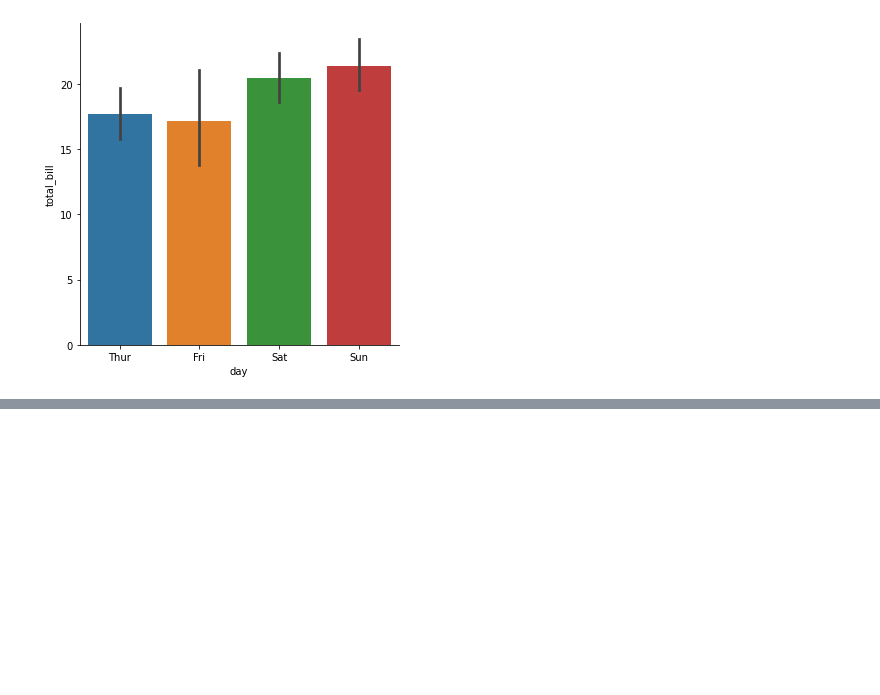
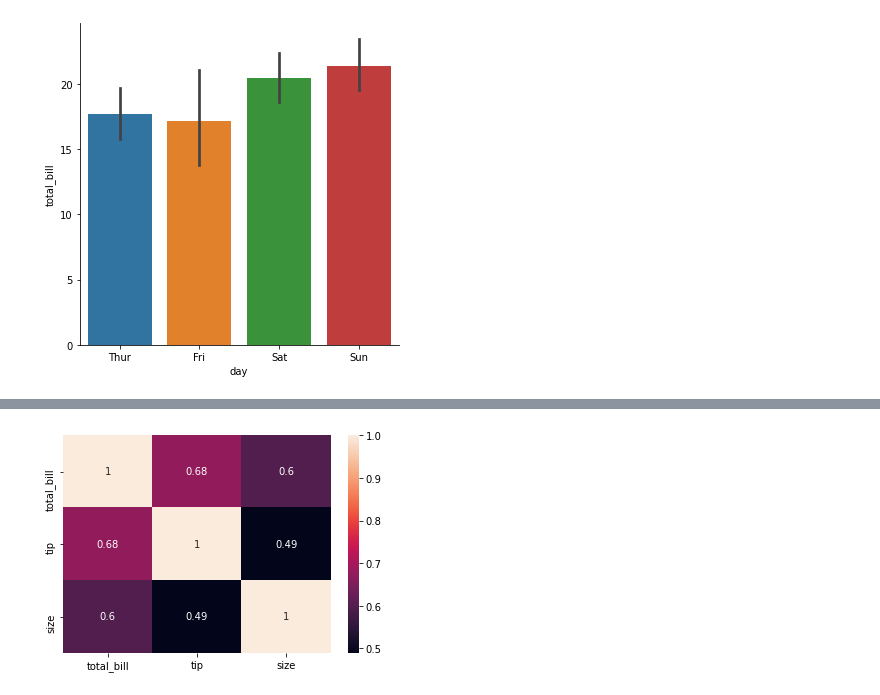
Before and after one commit to GKPSingh/M2D18, a Jupyter notebook: Learning SeaBorn.ipynb, the cells around one changed output, grey strips where cells are left out. Saved outputs shown, nothing was run; the diff lists cells and outputs as text; code cells hidden in the pictures; blank space fills up the shorter version.

```diff
--- a/Learning SeaBorn.ipynb
+++ b/Learning SeaBorn.ipynb
@@ -148,0 +186,4 @@ sns.factorplot(x = 'day', y= 'total_bill', data = tips, kind = 'bar');
+# %%
+sns.heatmap(tc, annot = True);
+# %% [output]
+[figure, added]
```
Also changed, not shown: parts of 14 cells of this notebook.
